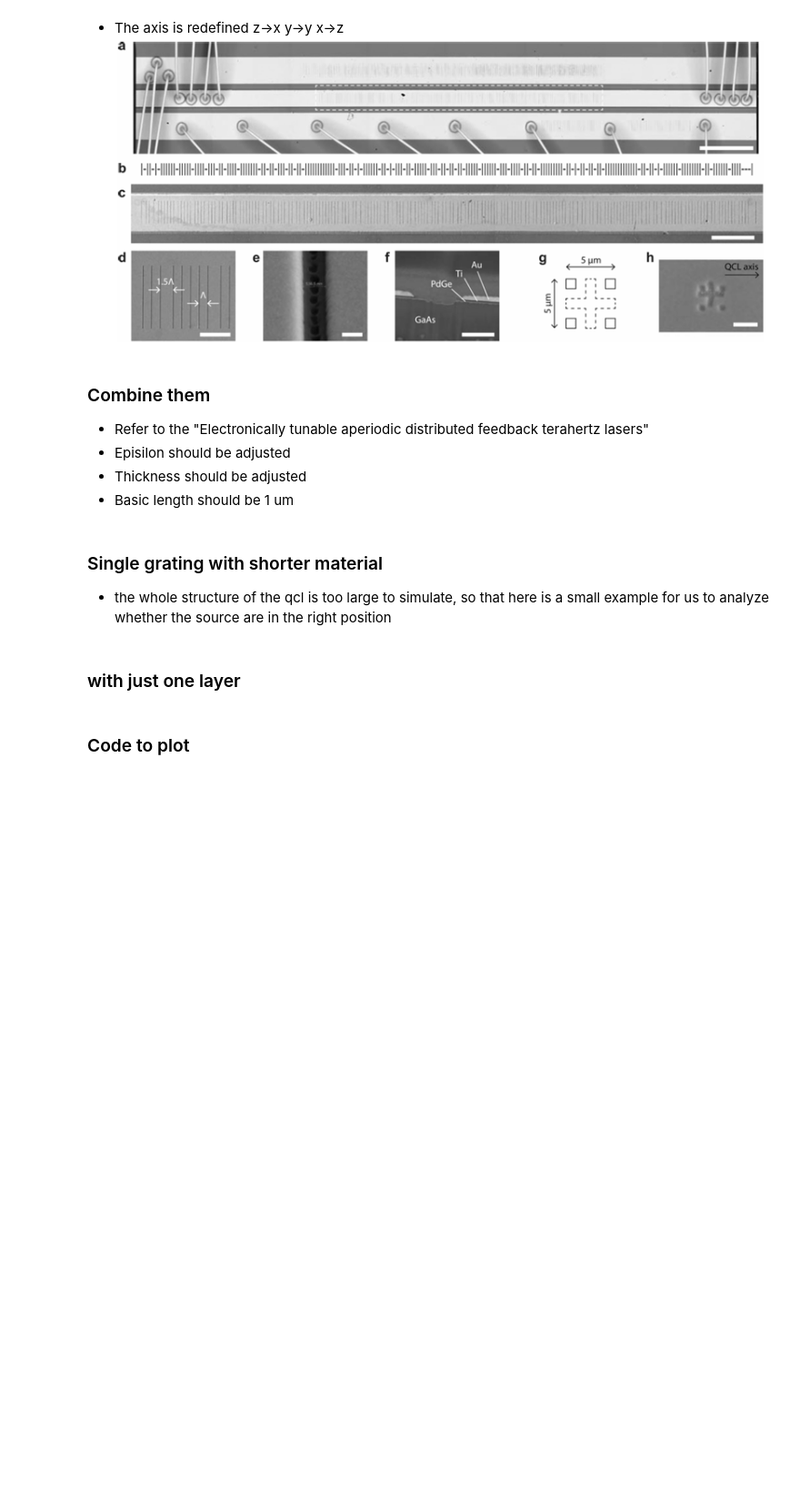
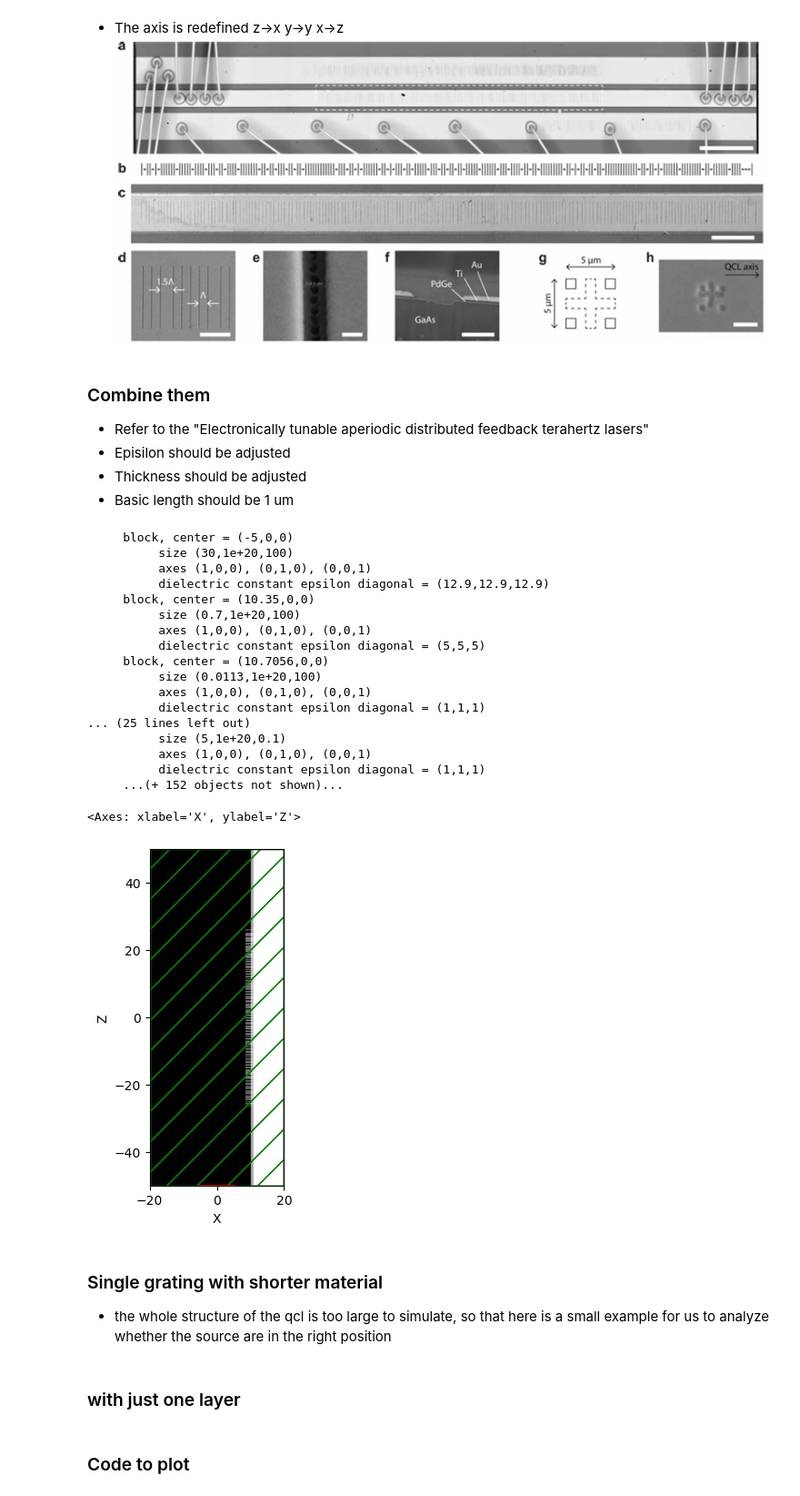
Before and after one commit to zhou277/Semiconductor_laser, a Jupyter notebook: QCL_Lab.ipynb, the cells around one changed output. Shown at 91% size. Drawn from its saved outputs; the diff is of its cells as text; code cells hidden in the pictures; blank space fills up the shorter version.

```diff
--- a/QCL_Lab.ipynb
+++ b/QCL_Lab.ipynb
@@ -217,7 +217,7 @@ geometry += [
 # grating parameters
 Λ = 0.5
 slot_width = 0.1
-slot_depth = au_thickness
+slot_depth = 5
 slot_spacing = Λ / 2
 pattern_1 = "|-||-|-||||||-|||||-||||-|||-||-||||-|||||||-||-||-|||-||-|-||-|||-||-|-||||||-||-|-|||-||-|||||-|||-||-|"
 pattern_2 = "|-||-|||||-||||||-|||-||||-||-||-|||||||||-||-|-||-||-||-|-|||-||-||-|-||||||-||||||||-||-||||||-||||---|"
@@ -232,34 +232,54 @@ x_grating = x0 + ngaas_thickness_1 +  au_thickness/2
 # 光栅 geometry 列表
 grating_geometry = []
 for i, symbol in enumerate(pattern):
     if symbol == "|":
         z_pos = z_start + i * slot_spacing
         grating_geometry.append(mp.Block(material=mp.air,
                                          size=mp.Vector3(slot_depth,mp.inf,slot_width),
                                          center=mp.Vector3(x_grating,0,z_pos)))
     else:
         z_pos = z_start + i * slot_spacing * 0.5
 
 geometry += grating_geometry
 
 # Source
 sources = [mp.Source(
     src=mp.ContinuousSource(frequency=frequency),
     component=mp.Ez,
     center=mp.Vector3(0, 0,-sz/2),
     size=mp.Vector3(10,0,0))]
 
 # Simulation setup
 sim = mp.Simulation(
     cell_size=cell,
     resolution=resolution,
     boundary_layers=[mp.PML(0.1)],
     geometry=geometry,
     sources=sources,
     dimensions=2)
 
 sim.plot2D()
-sim.run(until = 200)
+# sim.run(until = 200)
+# %% [output]
+     block, center = (-5,0,0)
+          size (30,1e+20,100)
+          axes (1,0,0), (0,1,0), (0,0,1)
+          dielectric constant epsilon diagonal = (12.9,12.9,12.9)
+     block, center = (10.35,0,0)
+          size (0.7,1e+20,100)
+          axes (1,0,0), (0,1,0), (0,0,1)
+          dielectric constant epsilon diagonal = (5,5,5)
+     block, center = (10.7056,0,0)
+          size (0.0113,1e+20,100)
+          axes (1,0,0), (0,1,0), (0,0,1)
+          dielectric constant epsilon diagonal = (1,1,1)
+... (25 lines left out)
+          size (5,1e+20,0.1)
+          axes (1,0,0), (0,1,0), (0,0,1)
+          dielectric constant epsilon diagonal = (1,1,1)
+     ...(+ 152 objects not shown)...
+<Axes: xlabel='X', ylabel='Z'>
+[figure, added]
 # %%
 # 采样 y 方向 Ez 场强
 x = np.linspace(-sx/2, sx/2, 1000)
```
Also changed, not shown: 1 other file.
